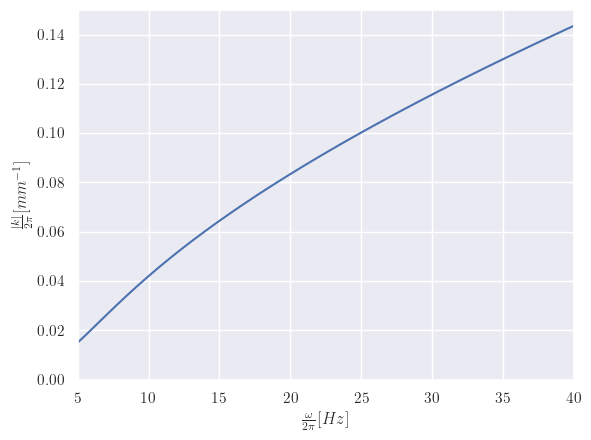
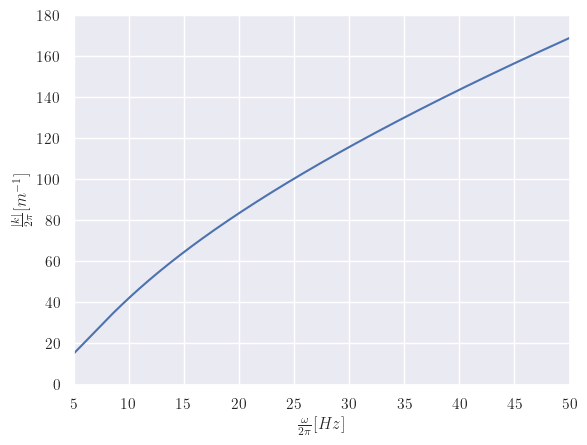
The notebook cell's code change between the first figure and the second:
--- before
+++ after
@@ -1,7 +1,7 @@
-plt.plot(frequencies, k_ps_abs/(2*np.pi * 1000))
-plt.xlim(5, 40)
+plt.plot(frequencies, k_ps_abs/(2*np.pi))
+plt.xlim(5, 50)
 plt.xlabel(r"$\frac{\omega}{2\pi} [Hz]$")
-plt.ylim(0, 0.15)
-plt.ylabel(r"$\frac{|k|}{2\pi} [mm^{-1}]$")
+plt.ylim(0, 180)
+plt.ylabel(r"$\frac{|k|}{2\pi} [m^{-1}]$")
 
 plt.savefig(

Commit: Long time no see. General commit.